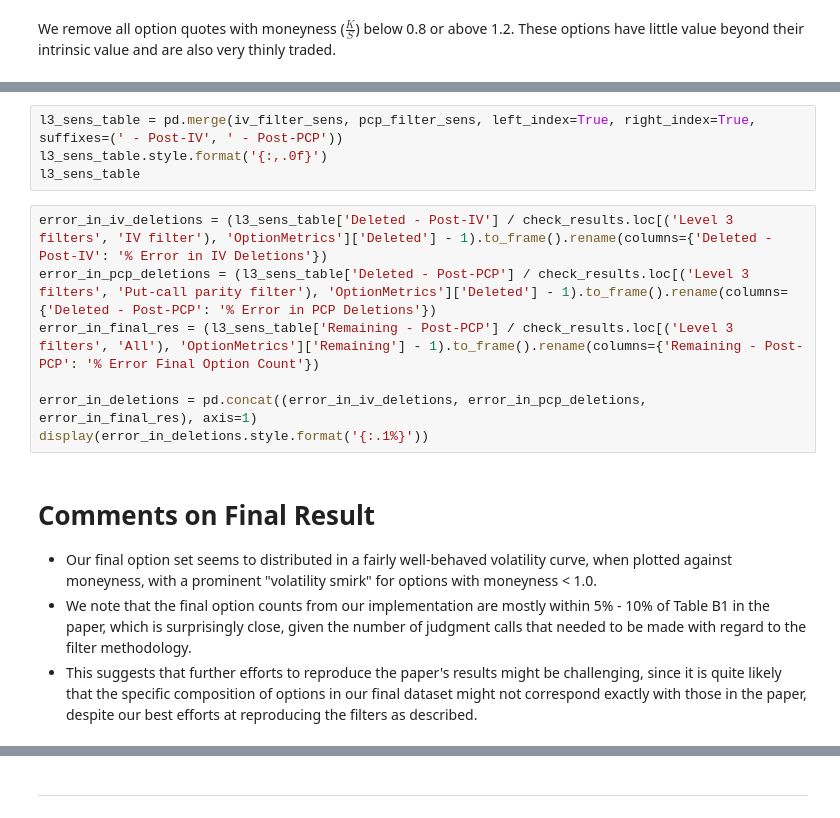
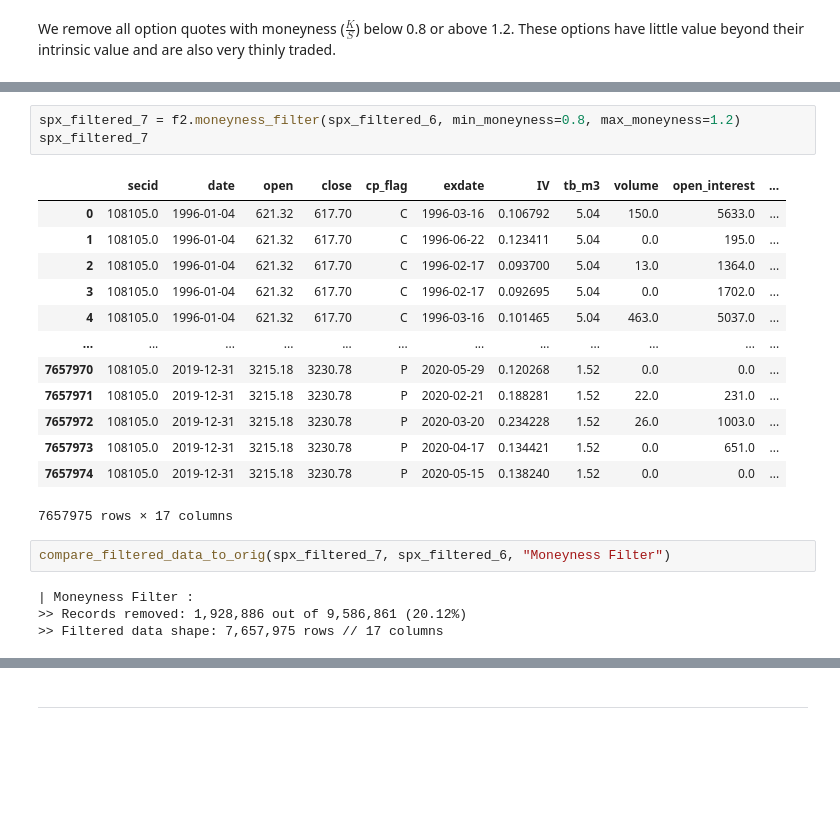
Before and after one commit to jmbejara/constantinides_2013_options, a Jupyter notebook: notebooks/combined_filters.ipynb, the cells around one changed output, grey strips where cells are left out. Saved outputs shown, nothing was run; the diff lists cells and outputs as text; blank space fills up the shorter version.

```diff
--- a/notebooks/combined_filters.ipynb
+++ b/notebooks/combined_filters.ipynb
@@ -1255,16 +556,23 @@ for dist in distance_functions:
-# %%
-l3_sens_table = pd.merge(iv_filter_sens, pcp_filter_sens, left_index=True, right_index=True, suffixes=(' - Post-IV', ' - Post-PCP'))
-l3_sens_table.style.format('{:,.0f}')
-l3_sens_table
-# %%
-error_in_iv_deletions = (l3_sens_table['Deleted - Post-IV'] / check_results.loc[('Level 3 filters', 'IV filter'), 'OptionMetrics']['Deleted'] - 1).to_frame().rename(columns={'Deleted - Post-IV': '% Error in IV Deletions'})
-error_in_pcp_deletions = (l3_sens_table['Deleted - Post-PCP'] / check_results.loc[('Level 3 filters', 'Put-call parity filter'), 'OptionMetrics']['Deleted'] - 1).to_frame().rename(columns={'Deleted - Post-PCP': '% Error in PCP Deletions'})
-error_in_final_res = (l3_sens_table['Remaining - Post-PCP'] / check_results.loc[('Level 3 filters', 'All'), 'OptionMetrics']['Remaining'] - 1).to_frame().rename(columns={'Remaining - Post-PCP': '% Error Final Option Count'})
-
-error_in_deletions = pd.concat((error_in_iv_deletions, error_in_pcp_deletions, error_in_final_res), axis=1)
-display(error_in_deletions.style.format('{:.1%}'))
-# %% [markdown]
-# Comments on Final Result
-- Our final option set seems to distributed in a fairly well-behaved volatility curve, when plotted against moneyness, with a prominent "volatility smirk" for options with moneyness < 1.0.
-- We note that the final option counts from our implementation are mostly within 5% - 10% of Table B1 in the paper, which is surprisingly close, given the number of judgment calls that needed to be made with regard to the filter methodology.
-- This suggests that further efforts to reproduce the paper's results might be challenging, since it is quite likely that the specific composition of options in our final dataset might not correspond exactly with those in the paper, despite our best efforts at reproducing the filters as described.
+# %%
+spx_filtered_7 = f2.moneyness_filter(spx_filtered_6, min_moneyness=0.8, max_moneyness=1.2)
+spx_filtered_7
+# %% [output]
+|  | secid | date | open | close | cp_flag | exdate | IV | tb_m3 | volume | open_interest | ... |
+| 0 | 108105.0 | 1996-01-04 | 621.32 | 617.70 | C | 1996-03-16 | 0.106792 | 5.04 | 150.0 | 5633.0 | ... |
+| 1 | 108105.0 | 1996-01-04 | 621.32 | 617.70 | C | 1996-06-22 | 0.123411 | 5.04 | 0.0 | 195.0 | ... |
+| 2 | 108105.0 | 1996-01-04 | 621.32 | 617.70 | C | 1996-02-17 | 0.093700 | 5.04 | 13.0 | 1364.0 | ... |
+| 3 | 108105.0 | 1996-01-04 | 621.32 | 617.70 | C | 1996-02-17 | 0.092695 | 5.04 | 0.0 | 1702.0 | ... |
+| 4 | 108105.0 | 1996-01-04 | 621.32 | 617.70 | C | 1996-03-16 | 0.101465 | 5.04 | 463.0 | 5037.0 | ... |
+| ... | ... | ... | ... | ... | ... | ... | ... | ... | ... | ... | ... |
+| 7657970 | 108105.0 | 2019-12-31 | 3215.18 | 3230.78 | P | 2020-05-29 | 0.120268 | 1.52 | 0.0 | 0.0 | ... |
+| 7657971 | 108105.0 | 2019-12-31 | 3215.18 | 3230.78 | P | 2020-02-21 | 0.188281 | 1.52 | 22.0 | 231.0 | ... |
+| 7657972 | 108105.0 | 2019-12-31 | 3215.18 | 3230.78 | P | 2020-03-20 | 0.234228 | 1.52 | 26.0 | 1003.0 | ... |
+| 7657973 | 108105.0 | 2019-12-31 | 3215.18 | 3230.78 | P | 2020-04-17 | 0.134421 | 1.52 | 0.0 | 651.0 | ... |
+| 7657974 | 108105.0 | 2019-12-31 | 3215.18 | 3230.78 | P | 2020-05-15 | 0.138240 | 1.52 | 0.0 | 0.0 | ... |
+7657975 rows × 17 columns
+# %%
+compare_filtered_data_to_orig(spx_filtered_7, spx_filtered_6, "Moneyness Filter")
+# %% [output]
+| Moneyness Filter :
+>> Records removed: 1,928,886 out of 9,586,861 (20.12%)
+>> Filtered data shape: 7,657,975 rows // 17 columns
```
Also changed, not shown: parts of 92 cells of this notebook, 3 other files.
